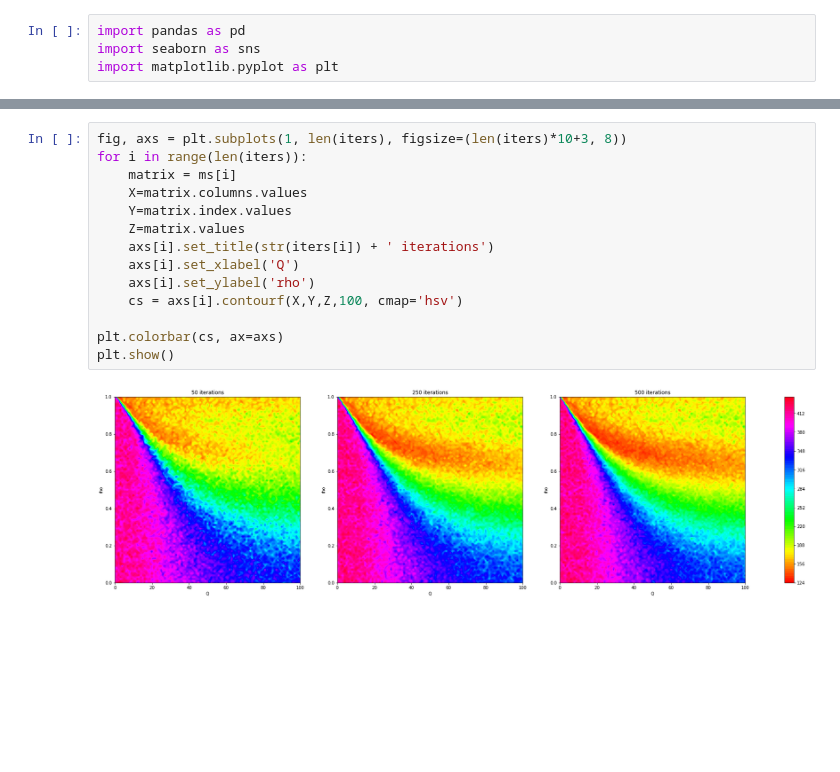
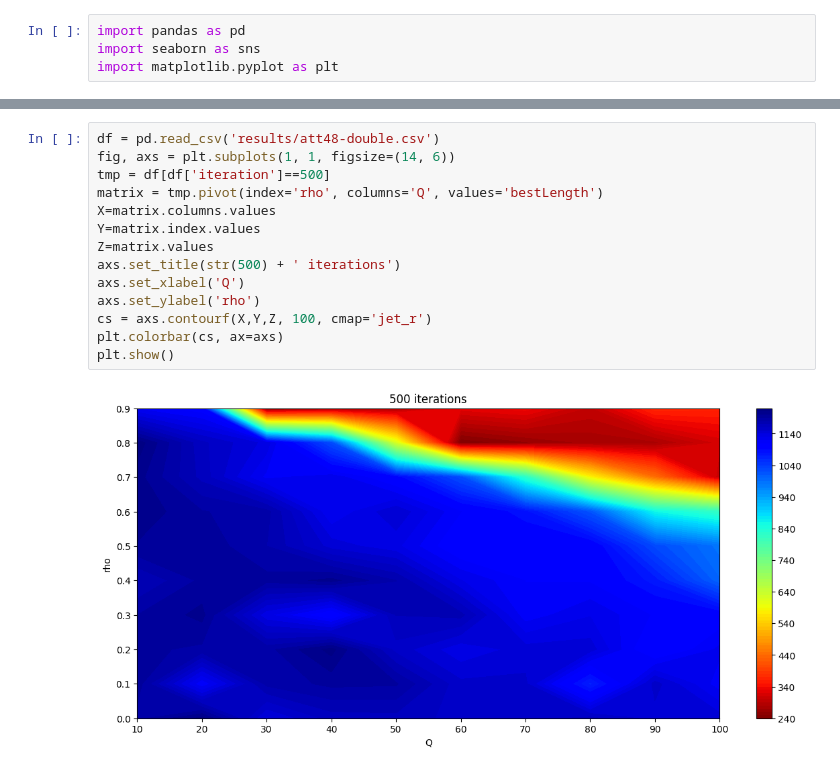
Before and after one commit to javierbosch/Java-ACO, a Jupyter notebook: plots.ipynb, the cells around one changed output, grey strips where cells are left out. Drawn from its saved outputs; the diff is of its cells as text; blank space fills up the shorter version.

```diff
--- a/plots.ipynb
+++ b/plots.ipynb
@@ -13,16 +157,16 @@ for iter in iters:
 # %%
-fig, axs = plt.subplots(1, len(iters), figsize=(len(iters)*10+3, 8))
-for i in range(len(iters)):
-    matrix = ms[i]
-    X=matrix.columns.values
-    Y=matrix.index.values
-    Z=matrix.values
-    axs[i].set_title(str(iters[i]) + ' iterations')
-    axs[i].set_xlabel('Q')
-    axs[i].set_ylabel('rho')
-    cs = axs[i].contourf(X,Y,Z,100, cmap='hsv')
-
+df = pd.read_csv('results/att48-double.csv')
+fig, axs = plt.subplots(1, 1, figsize=(14, 6))
+tmp = df[df['iteration']==500]
+matrix = tmp.pivot(index='rho', columns='Q', values='bestLength')
+X=matrix.columns.values
+Y=matrix.index.values
+Z=matrix.values
+axs.set_title(str(500) + ' iterations')
+axs.set_xlabel('Q')
+axs.set_ylabel('rho')
+cs = axs.contourf(X,Y,Z, 100, cmap='jet_r')
 plt.colorbar(cs, ax=axs)
 plt.show()
 # %% [output]
-[figure, old version]
+[figure, new version]
```
Also changed, not shown: parts of 11 cells of this notebook, 16 other files.
